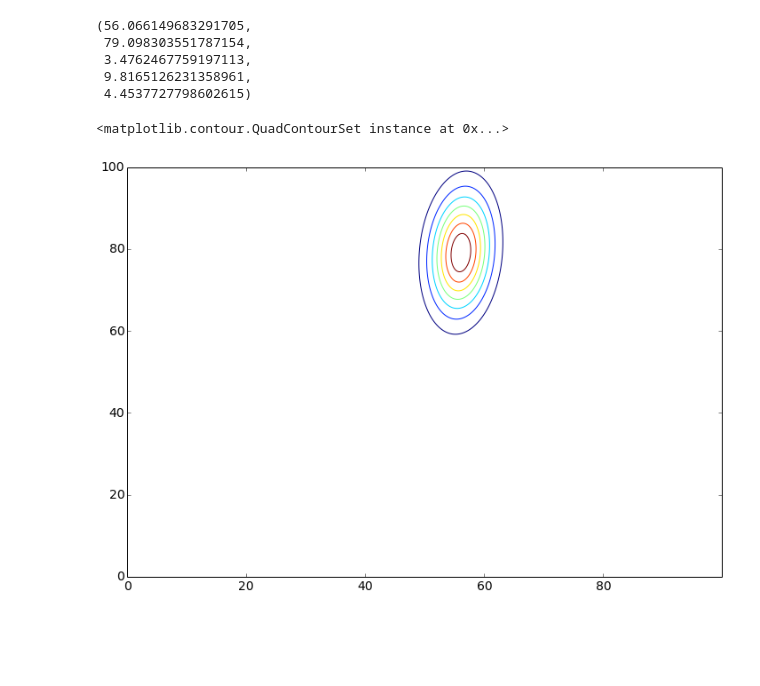
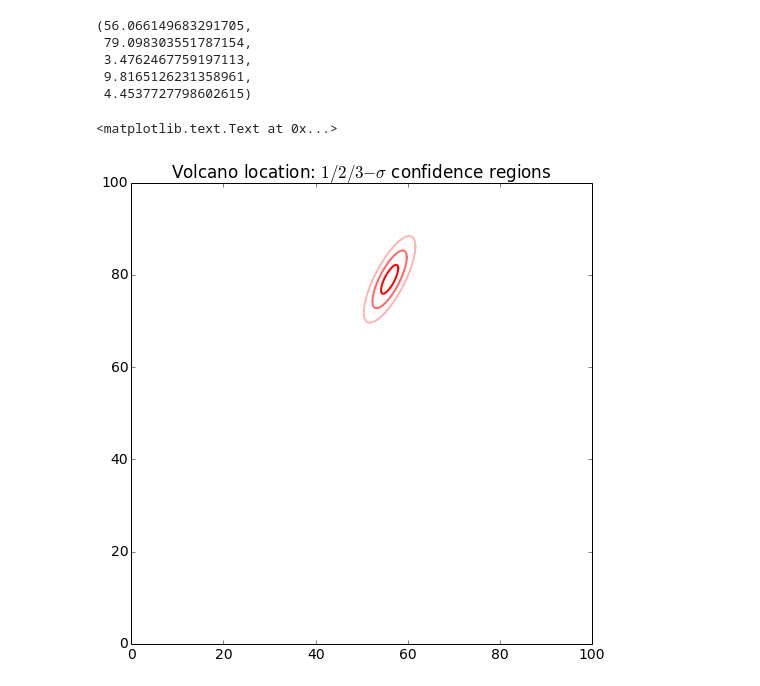
Before and after one commit to ronaldokun/Scientific-Computing, a Jupyter notebook: Nick Wilson 03-19-14 - Class Activities.ipynb, the cells around one changed output. Saved outputs shown, nothing was run; the diff lists cells and outputs as text; code cells hidden in the pictures; blank space fills up the shorter version.

```diff
--- a/Nick Wilson 03-19-14 - Class Activities.ipynb
+++ b/Nick Wilson 03-19-14 - Class Activities.ipynb
@@ -80,10 +84,26 @@ x0, y0, sigma_x, sigma_y, sigma_xy
  3.4762467759197113,
  9.8165126231358961,
  4.4537727798602615)
-# %%
-xs, ys = np.meshgrid(np.arange(0, 100, 0.1), np.arange(0, 100, 0.1))
-zs = mlab.bivariate_normal(xs, ys, mux=x0, muy=y0, sigmax=sigma_x, sigmay=sigma_y, sigmaxy=sigma_xy)
-plt.contour(xs, ys, zs)
-# %% [output]
-<matplotlib.contour.QuadContourSet instance at 0x...>
-[figure, removed]
+# %%
+def plot_error_ellipse(mu, sigma, std=2, ax=None, **kwargs):
+    if ax is None:
+        ax = plt.gca()
+    num_points = 1000
+    L = np.linalg.cholesky(sigma)
+    points = np.linspace(0, 1, num=num_points)
+    circle = np.array([np.cos(2 * np.pi * points),
+                       np.sin(2 * np.pi * points)]) * std
+    ellipse = L.dot(circle) + np.tile(mu, (num_points, 1)).T
+    ax.plot(ellipse[0, :], ellipse[1, :], **kwargs)
+# %%
+mu = [x0, y0]
+covar = [[sigma_x, sigma_xy], [sigma_xy, sigma_y]]
+plt.xlim(0, 100)
+plt.ylim(0, 100)
+for std, alpha in zip((1, 2, 3), (1.0, 0.6, 0.3)):
+    plot_error_ellipse(mu, covar, linewidth=2, std=std, color='red', alpha=alpha)
+plt.gca().set_aspect('equal')
+plt.title('Volcano location: $1/2/3-\sigma$ confidence regions')
+# %% [output]
+<matplotlib.text.Text at 0x...>
+[figure, added]
```
Also changed, not shown: parts of 2 cells of this notebook.
